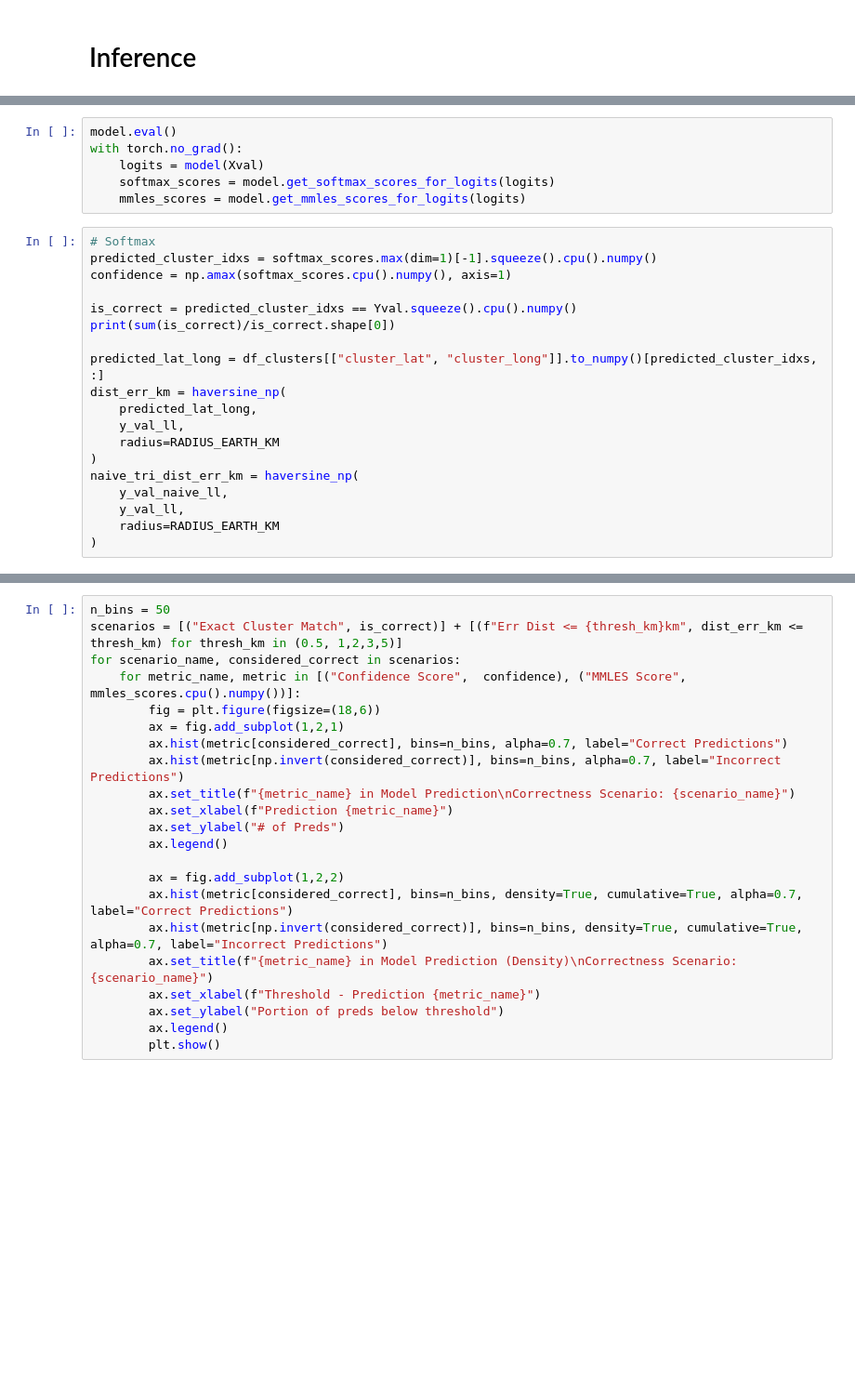
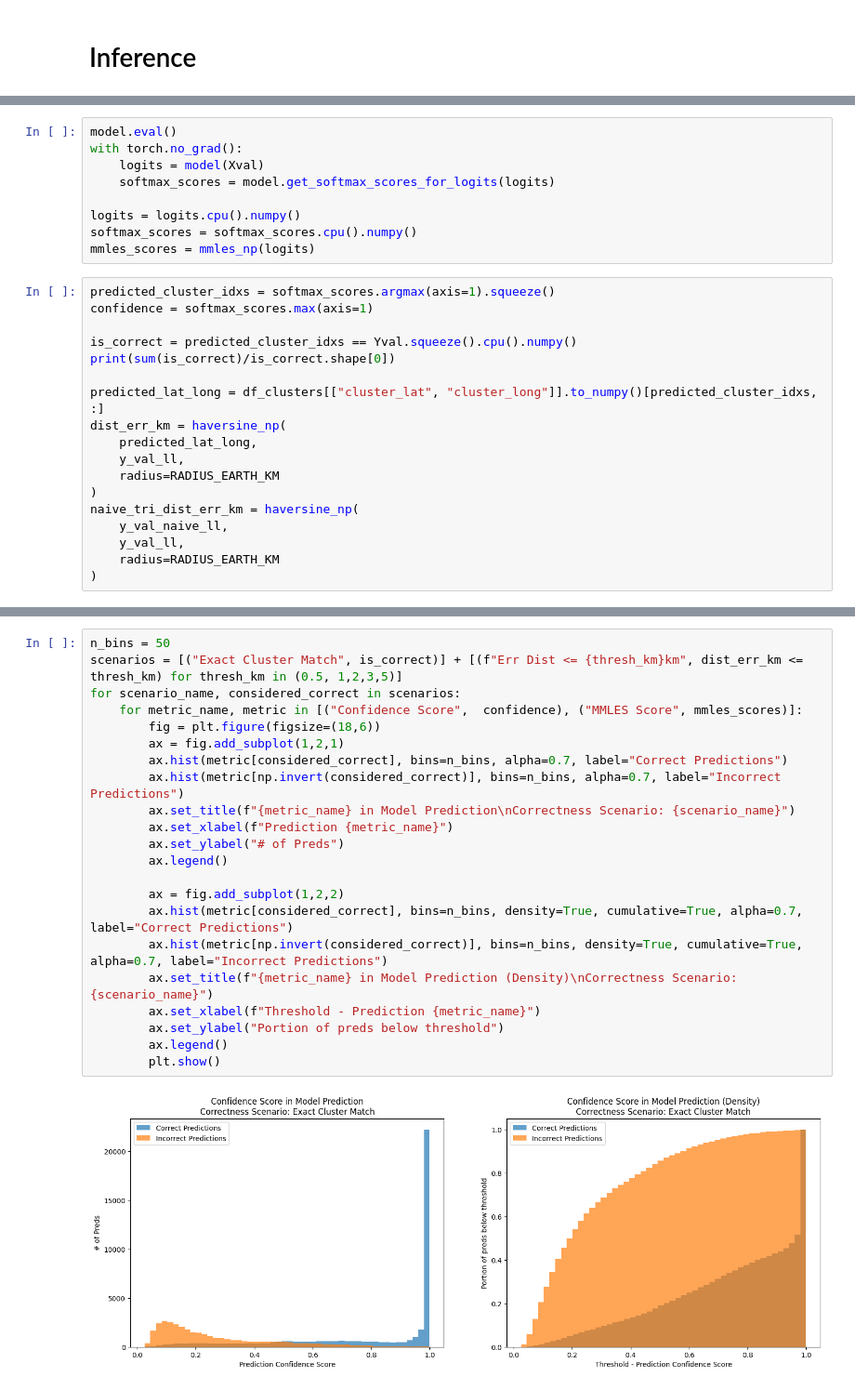
Before and after one commit to dcyoung/ml-triangulation, a Jupyter notebook: zone_classification.ipynb, the cells around one changed output, grey strips where cells are left out. Shown at 93% size. Drawn from its saved outputs; the diff is of its cells as text; blank space fills up the shorter version.

```diff
--- a/zone_classification.ipynb
+++ b/zone_classification.ipynb
@@ -342,11 +419,13 @@ model.eval()
 with torch.no_grad():
     logits = model(Xval)
     softmax_scores = model.get_softmax_scores_for_logits(logits)
-    mmles_scores = model.get_mmles_scores_for_logits(logits)
+
+logits = logits.cpu().numpy()
+softmax_scores = softmax_scores.cpu().numpy()
+mmles_scores = mmles_np(logits)
 # %%
-# Softmax
-predicted_cluster_idxs = softmax_scores.max(dim=1)[-1].squeeze().cpu().numpy()
-confidence = np.amax(softmax_scores.cpu().numpy(), axis=1)
+predicted_cluster_idxs = softmax_scores.argmax(axis=1).squeeze()
+confidence = softmax_scores.max(axis=1)
 
 is_correct = predicted_cluster_idxs == Yval.squeeze().cpu().numpy()
 print(sum(is_correct)/is_correct.shape[0])
@@ -365,22 +446,24 @@ naive_tri_dist_err_km = haversine_np(
 # %%
 n_bins = 50
 scenarios = [("Exact Cluster Match", is_correct)] + [(f"Err Dist <= {thresh_km}km", dist_err_km <= thresh_km) for thresh_km in (0.5, 1,2,3,5)]
 for scenario_name, considered_correct in scenarios:
-    for metric_name, metric in [("Confidence Score",  confidence), ("MMLES Score", mmles_scores.cpu().numpy())]:
+    for metric_name, metric in [("Confidence Score",  confidence), ("MMLES Score", mmles_scores)]:
         fig = plt.figure(figsize=(18,6))
         ax = fig.add_subplot(1,2,1)
         ax.hist(metric[considered_correct], bins=n_bins, alpha=0.7, label="Correct Predictions")
         ax.hist(metric[np.invert(considered_correct)], bins=n_bins, alpha=0.7, label="Incorrect Predictions")
         ax.set_title(f"{metric_name} in Model Prediction\nCorrectness Scenario: {scenario_name}")
         ax.set_xlabel(f"Prediction {metric_name}")
         ax.set_ylabel("# of Preds")
         ax.legend()
 
         ax = fig.add_subplot(1,2,2)
         ax.hist(metric[considered_correct], bins=n_bins, density=True, cumulative=True, alpha=0.7, label="Correct Predictions")
         ax.hist(metric[np.invert(considered_correct)], bins=n_bins, density=True, cumulative=True, alpha=0.7, label="Incorrect Predictions")
         ax.set_title(f"{metric_name} in Model Prediction (Density)\nCorrectness Scenario: {scenario_name}")
         ax.set_xlabel(f"Threshold - Prediction {metric_name}")
         ax.set_ylabel("Portion of preds below threshold")
         ax.legend()
         plt.show()
+# %% [output]
+[figure, added]
```
Also changed, not shown: parts of 14 cells of this notebook, 3 other files.
